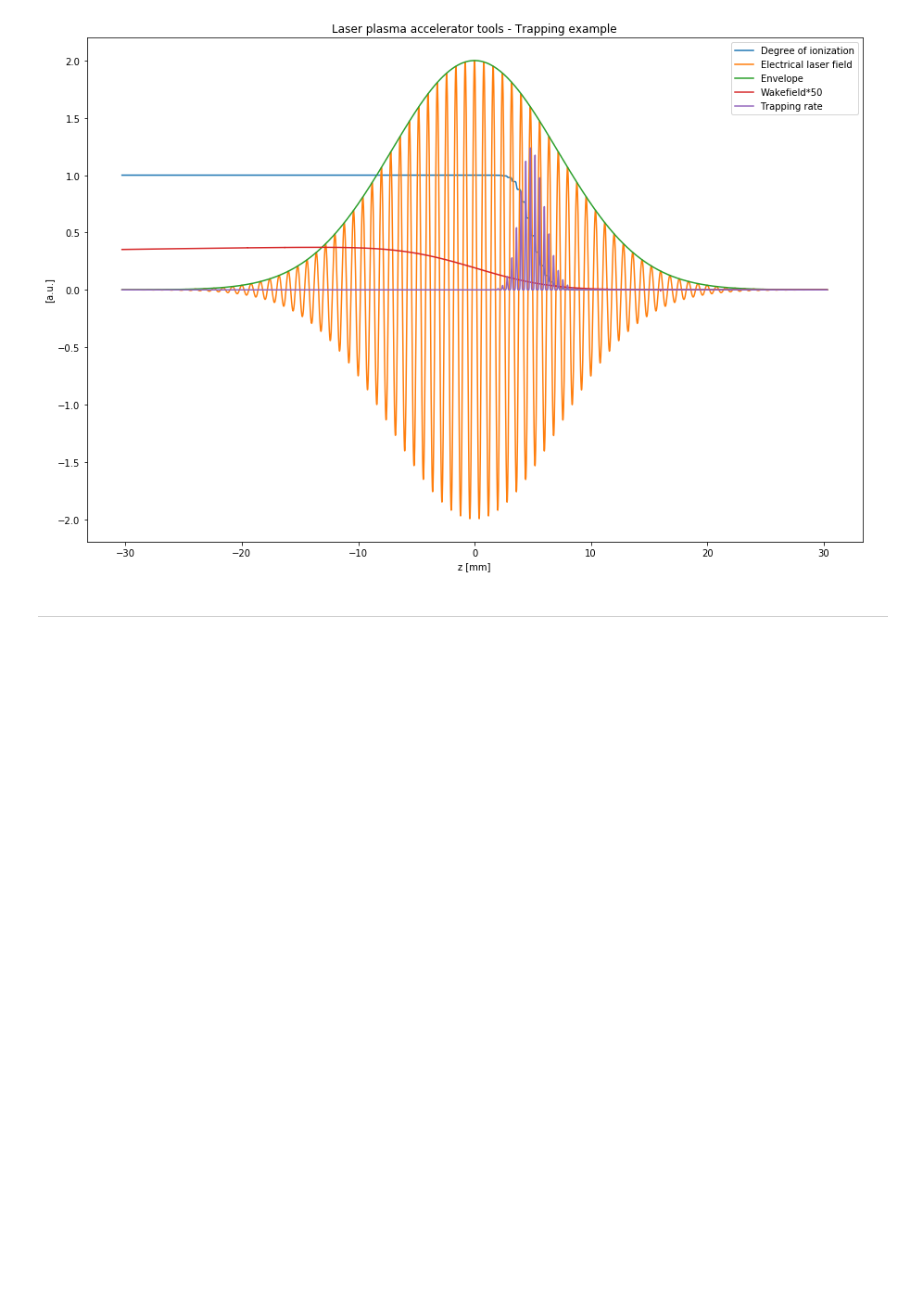
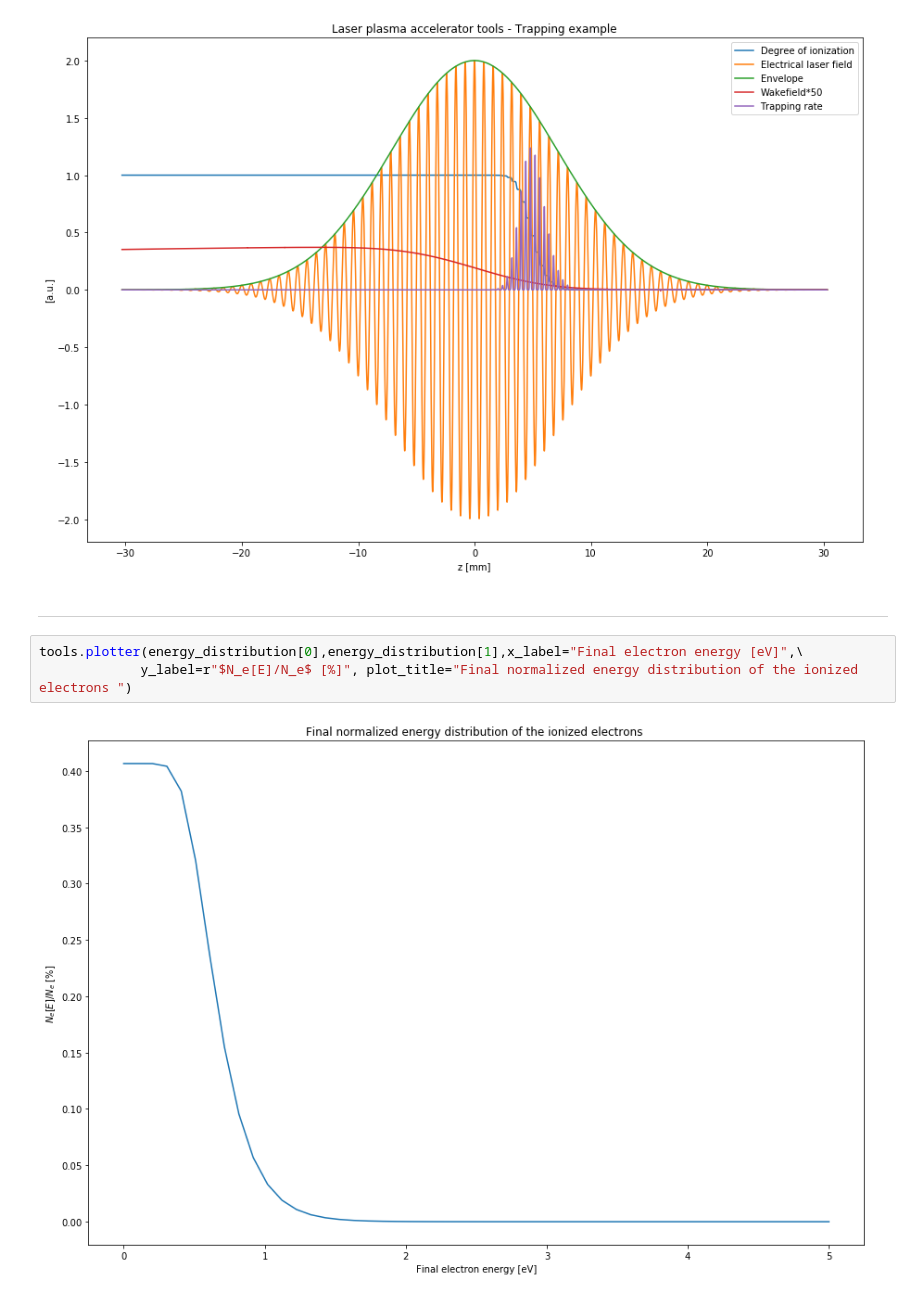
Before and after one commit to smahncke/LPA-TOOLS, a Jupyter notebook: notebooks/LPA-Tools_input_JUPYTER.ipynb, the cells around one changed output. Drawn from its saved outputs; the diff is of its cells as text; blank space fills up the shorter version.

```diff
--- a/notebooks/LPA-Tools_input_JUPYTER.ipynb
+++ b/notebooks/LPA-Tools_input_JUPYTER.ipynb
@@ -145,3 +154,8 @@ tools.plotter(zz,[degree,laser_field,laser_envelope,wake*50,trapping_rate/3e17],
 [figure]
 # %% [markdown]
 ---
+# %%
+tools.plotter(energy_distribution[0],energy_distribution[1],x_label="Final electron energy [eV]",\
+             y_label=r"$N_e[E]/N_e$ [%]", plot_title="Final normalized energy distribution of the ionized electrons ")
+# %% [output]
+[figure, added]
```
Also changed, not shown: parts of 4 cells of this notebook.
